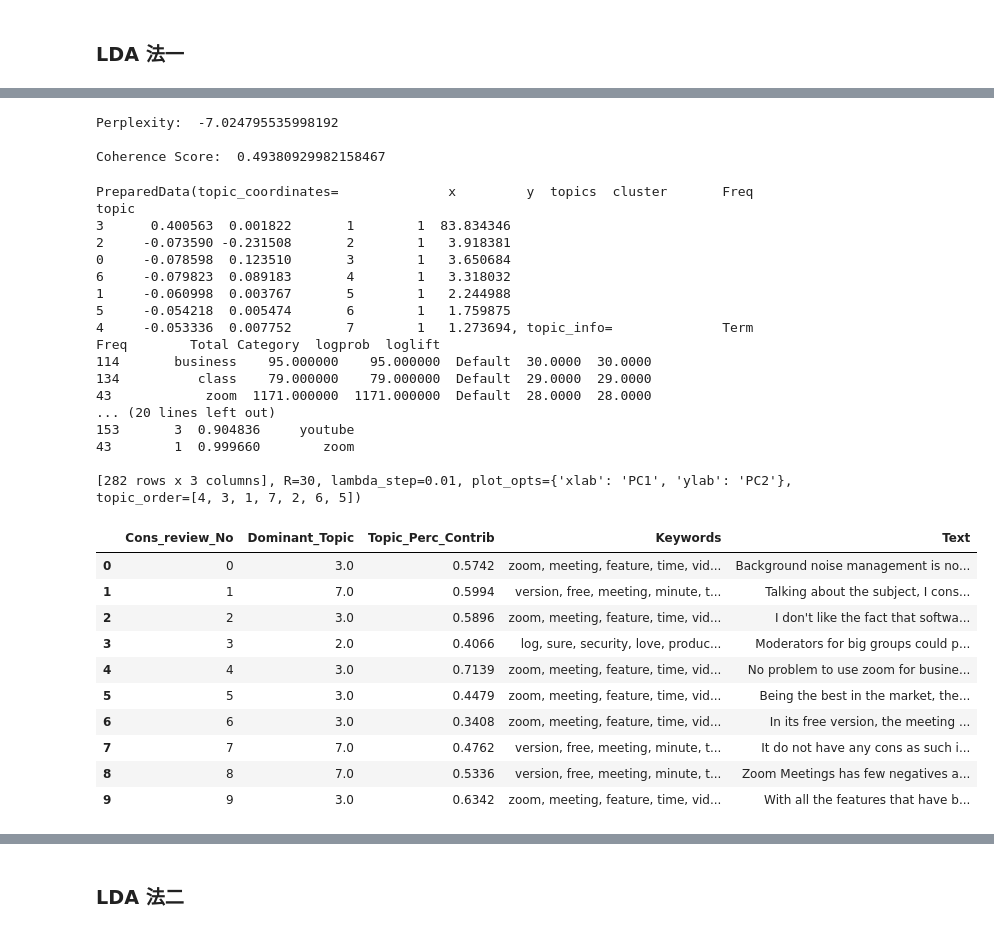
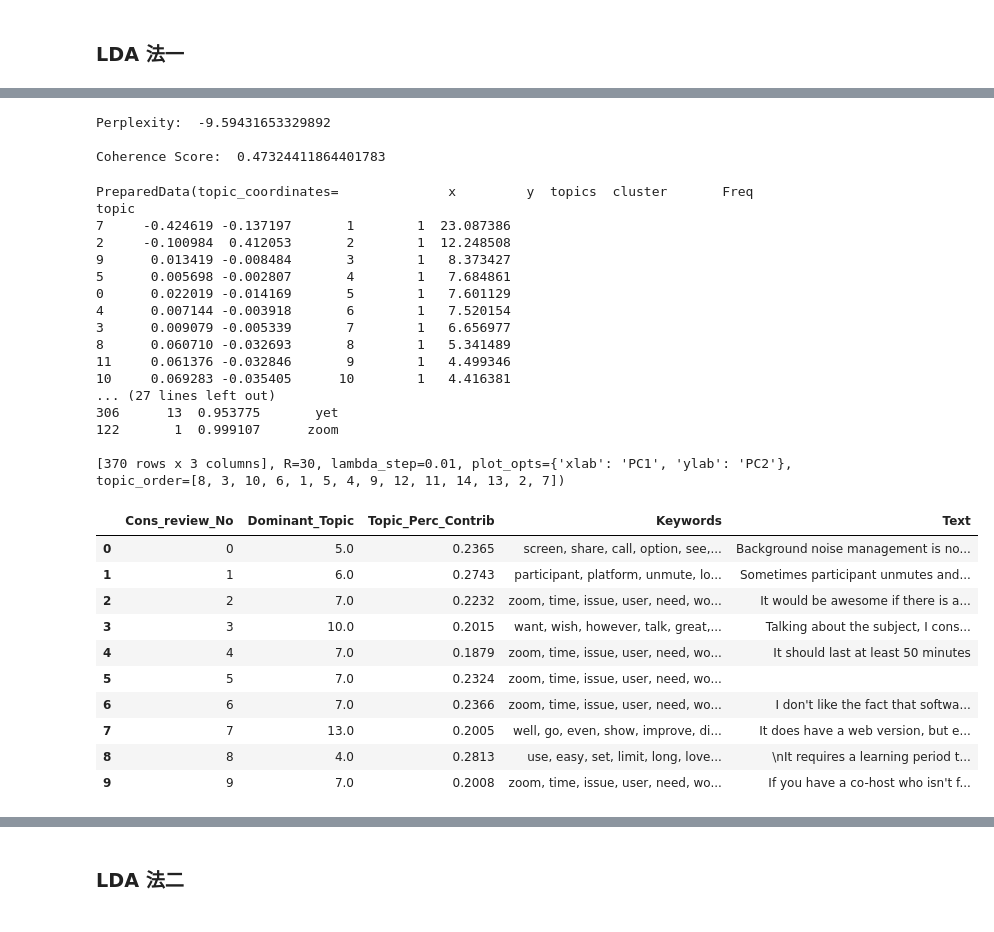
Before and after one commit to lindaya0913/WebCrawler, a Jupyter notebook: Capterra/LDA.ipynb, the cells around one changed output, grey strips where cells are left out. Cells and saved outputs as stored; diff of their text form; code cells hidden in the pictures.

```diff
--- a/Capterra/LDA.ipynb
+++ b/Capterra/LDA.ipynb
@@ -19,5 +24,13 @@ df_capterra
 # %%
 # Convert to list
 doc_complete = df_capterra.Cons.values.tolist()
-doc_complete[0]
+doc_seperate=[]
+import re
+for review in doc_complete:
+    pattern = r'.'
+    review = str(review)
+    result = review.split('.')
+    for i in result:
+        doc_seperate.append(i)
+doc_seperate[1]
 # %% [output]
@@ -29,6 +42,6 @@ def sent_to_words(sentences):
     for sentence in sentences:
         yield(gensim.utils.simple_preprocess(str(sentence), deacc=True))  # deacc=True removes punctuations
 
-data_words = list(sent_to_words(doc_complete))
-print(data_words[0])
+data_words = list(sent_to_words(doc_seperate))
+print(data_words[1])
 # %% [output]
@@ -50,7 +63,7 @@ print(trigram_mod[bigram_mod[data_words[0]]])
 # %%
 from nltk.corpus import stopwords
 stop_words = stopwords.words('english')
-stop_words.extend(['nan', 'subject', 're', 'edu', 'use'])
+stop_words.extend(['nan', 'subject', 're', 'edu'])
 
 # Define functions for stopwords, bigrams, trigrams and lemmatization
 def remove_stopwords(texts):
@@ -142,7 +155,7 @@ plt.show()
 # Build LDA model
 lda_model = gensim.models.ldamodel.LdaModel(corpus=corpus,
                                            id2word=id2word,
-                                           num_topics=9,
+                                           num_topics=14,
                                            random_state=100,
                                            update_every=1,
                                            chunksize=100,
@@ -182,9 +195,9 @@ coherence_model_lda = CoherenceModel(model=lda_model, texts=data_lemmatized, dic
 coherence_lda = coherence_model_lda.get_coherence()
 print('\nCoherence Score: ', coherence_lda)
 # %% [output]
-Perplexity:  -7.024795535998192
+Perplexity:  -9.59431653329892
 
-Coherence Score:  0.49380929982158467
+Coherence Score:  0.47324411864401783
 # %%
 import pyLDAvis
 import pyLDAvis.gensim_models
@@ -194,62 +207,62 @@ vis
 # %% [output]
 PreparedData(topic_coordinates=              x         y  topics  cluster       Freq
 topic
-3      0.400563  0.001822       1        1  83.834346
-2     -0.073590 -0.231508       2        1   3.918381
-0     -0.078598  0.123510       3        1   3.650684
-6     -0.079823  0.089183       4        1   3.318032
-1     -0.060998  0.003767       5        1   2.244988
-5     -0.054218  0.005474       6        1   1.759875
-4     -0.053336  0.007752       7        1   1.273694, topic_info=              Term         Freq        Total Category  logprob  loglift
-114       business    95.000000    95.000000  Default  30.0000  30.0000
-134          class    79.000000    79.000000  Default  29.0000  29.0000
-43            zoom  1171.000000  1171.000000  Default  28.0000  28.0000
-... (20 lines left out)
-153       3  0.904836     youtube
-43        1  0.999660        zoom
+7     -0.424619 -0.137197       1        1  23.087386
+2     -0.100984  0.412053       2        1  12.248508
+9      0.013419 -0.008484       3        1   8.373427
+5      0.005698 -0.002807       4        1   7.684861
+0      0.022019 -0.014169       5        1   7.601129
+4      0.007144 -0.003918       6        1   7.520154
+3      0.009079 -0.005339       7        1   6.656977
+8      0.060710 -0.032693       8        1   5.341489
+11     0.061376 -0.032846       9        1   4.499346
+10     0.069283 -0.035405      10        1   4.416381
+... (27 lines left out)
+306      13  0.953775       yet
+122       1  0.999107      zoom
 
-[282 rows x 3 columns], R=30, lambda_step=0.01, plot_opts={'xlab': 'PC1', 'ylab': 'PC2'}, topic_order=[4, 3, 1, 7, 2, 6, 5])
+[370 rows x 3 columns], R=30, lambda_step=0.01, plot_opts={'xlab': 'PC1', 'ylab': 'PC2'}, topic_order=[8, 3, 10, 6, 1, 5, 4, 9, 12, 11, 14, 13, 2, 7])
 # %%
 def format_topics_sentences(ldamodel=lda_model, corpus=corpus, texts=texts):
     # Init output
     sent_topics_df = pd.DataFrame()
 
     # Get main topic in each document
     for i, row in enumerate(ldamodel[corpus]):
         row = sorted(row[0], key=lambda x: (x[1]), reverse=True)
         # Get the Dominant topic, Perc Contribution and Keywords for each review
         for j, (topic_num, prop_topic) in enumerate(row):
             if j == 0:  # => dominant topic
                 wp = ldamodel.show_topic(topic_num)
                 topic_keywords = ", ".join([word for word, prop in wp])
                 sent_topics_df = sent_topics_df.append(pd.Series([int(topic_num), round(prop_topic,4), topic_keywords]), ignore_index=True)
             else:
                 break
     sent_topics_df.columns = ['Dominant_Topic', 'Perc_Contribution', 'Topic_Keywords']
 
     # Add original text to the end of the output
     contents = pd.Series(texts)
     sent_topics_df = pd.concat([sent_topics_df, contents], axis=1)
     return(sent_topics_df)
 
 
-df_topic_sents_keywords = format_topics_sentences(ldamodel=lda_model, corpus=corpus, texts=doc_complete)
+df_topic_sents_keywords = format_topics_sentences(ldamodel=lda_model, corpus=corpus, texts=doc_seperate)
 
 # Format
 df_dominant_topic = df_topic_sents_keywords.reset_index()
 df_dominant_topic.columns = ['Cons_review_No', 'Dominant_Topic', 'Topic_Perc_Contrib', 'Keywords', 'Text']
 
 # Show
 df_dominant_topic.head(10)
 # %% [output]
 |  | Cons_review_No | Dominant_Topic | Topic_Perc_Contrib | Keywords | Text |
-| 0 | 0 | 3.0 | 0.5742 | zoom, meeting, feature, time, vid... | Background noise management is no... |
-| 1 | 1 | 7.0 | 0.5994 | version, free, meeting, minute, t... | Talking about the subject, I cons... |
-| 2 | 2 | 3.0 | 0.5896 | zoom, meeting, feature, time, vid... | I don't like the fact that softwa... |
-| 3 | 3 | 2.0 | 0.4066 | log, sure, security, love, produc... | Moderators for big groups could p... |
-| 4 | 4 | 3.0 | 0.7139 | zoom, meeting, feature, time, vid... | No problem to use zoom for busine... |
-| 5 | 5 | 3.0 | 0.4479 | zoom, meeting, feature, time, vid... | Being the best in the market, the... |
-| 6 | 6 | 3.0 | 0.3408 | zoom, meeting, feature, time, vid... | In its free version, the meeting ... |
-| 7 | 7 | 7.0 | 0.4762 | version, free, meeting, minute, t... | It do not have any cons as such i... |
-| 8 | 8 | 7.0 | 0.5336 | version, free, meeting, minute, t... | Zoom Meetings has few negatives a... |
-| 9 | 9 | 3.0 | 0.6342 | zoom, meeting, feature, time, vid... | With all the features that have b... |
+| 0 | 0 | 5.0 | 0.2365 | screen, share, call, option, see,... | Background noise management is no... |
+| 1 | 1 | 6.0 | 0.2743 | participant, platform, unmute, lo... | Sometimes participant unmutes and... |
+| 2 | 2 | 7.0 | 0.2232 | zoom, time, issue, user, need, wo... | It would be awesome if there is a... |
+| 3 | 3 | 10.0 | 0.2015 | want, wish, however, talk, great,... | Talking about the subject, I cons... |
+| 4 | 4 | 7.0 | 0.1879 | zoom, time, issue, user, need, wo... | It should last at least 50 minutes |
+| 5 | 5 | 7.0 | 0.2324 | zoom, time, issue, user, need, wo... |  |
+| 6 | 6 | 7.0 | 0.2366 | zoom, time, issue, user, need, wo... | I don't like the fact that softwa... |
+| 7 | 7 | 13.0 | 0.2005 | well, go, even, show, improve, di... | It does have a web version, but e... |
+| 8 | 8 | 4.0 | 0.2813 | use, easy, set, limit, long, love... | \nIt requires a learning period t... |
+| 9 | 9 | 7.0 | 0.2008 | zoom, time, issue, user, need, wo... | If you have a co-host who isn't f... |
```
Also changed, not shown: parts of 11 cells of this notebook.
